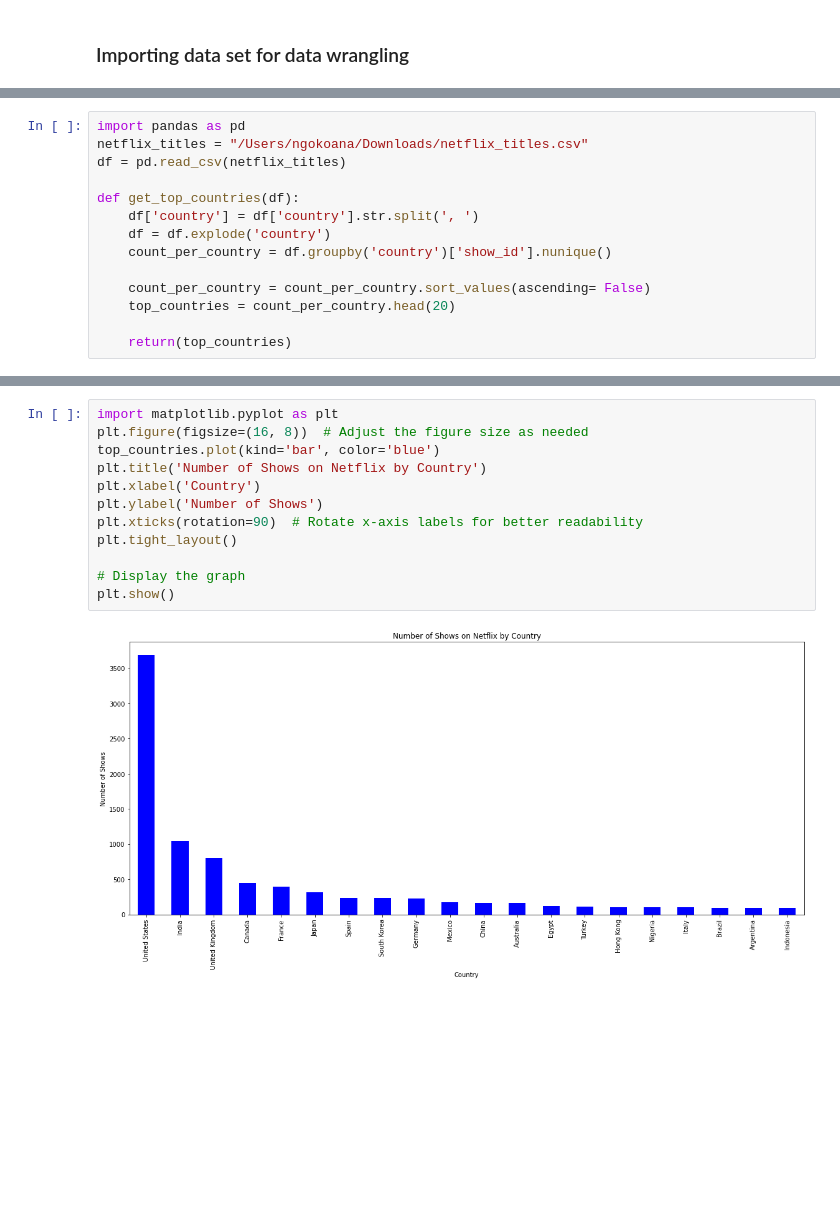
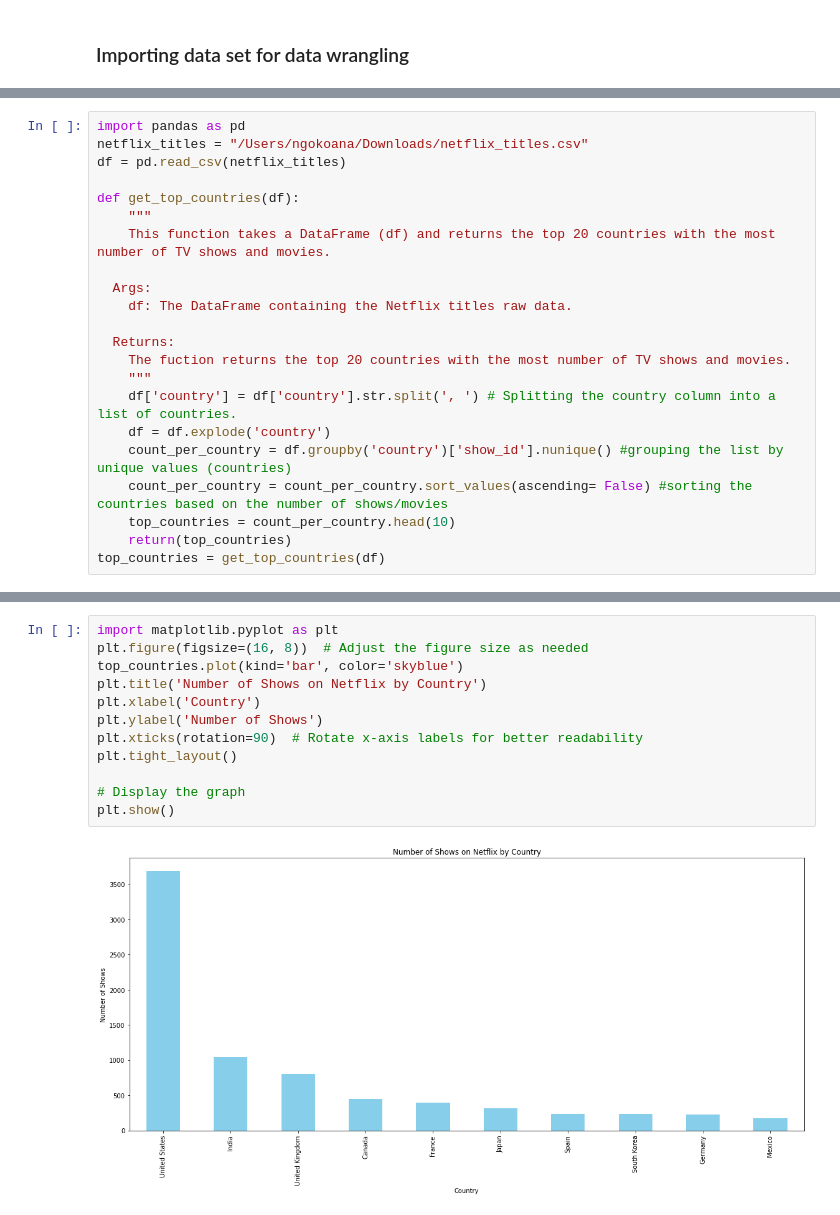
Before and after one commit to ngokoana/Netflix, a Jupyter notebook: Netflix team 1.ipynb, the cells around one changed output, grey strips where cells are left out. Saved outputs shown, nothing was run; the diff lists cells and outputs as text; blank space fills up the shorter version.

```diff
--- a/Netflix team 1.ipynb
+++ b/Netflix team 1.ipynb
@@ -68,12 +68,20 @@ netflix_titles = "/Users/ngokoana/Downloads/netflix_titles.csv"
 df = pd.read_csv(netflix_titles)
 
 def get_top_countries(df):
-    df['country'] = df['country'].str.split(', ')
+    """
+    This function takes a DataFrame (df) and returns the top 20 countries with the most number of TV shows and movies.
+
+  Args:
+    df: The DataFrame containing the Netflix titles raw data.
+
+  Returns:
+    The fuction returns the top 20 countries with the most number of TV shows and movies.
+    """
+    df['country'] = df['country'].str.split(', ') # Splitting the country column into a list of countries.
     df = df.explode('country')
-    count_per_country = df.groupby('country')['show_id'].nunique()
-
-    count_per_country = count_per_country.sort_values(ascending= False)
-    top_countries = count_per_country.head(20)
-
+    count_per_country = df.groupby('country')['show_id'].nunique() #grouping the list by unique values (countries)
+    count_per_country = count_per_country.sort_values(ascending= False) #sorting the countries based on the number of shows/movies
+    top_countries = count_per_country.head(10)
     return(top_countries)
+top_countries = get_top_countries(df)
 # %%
@@ -100,14 +104,14 @@ Name: show_id, dtype: int64
 # %%
 import matplotlib.pyplot as plt
 plt.figure(figsize=(16, 8))  # Adjust the figure size as needed
-top_countries.plot(kind='bar', color='blue')
+top_countries.plot(kind='bar', color='skyblue')
 plt.title('Number of Shows on Netflix by Country')
 plt.xlabel('Country')
 plt.ylabel('Number of Shows')
 plt.xticks(rotation=90)  # Rotate x-axis labels for better readability
 plt.tight_layout()
 
 # Display the graph
 plt.show()
 # %% [output]
-[figure, old version]
+[figure, new version]
```
Also changed, not shown: parts of 11 cells of this notebook.
